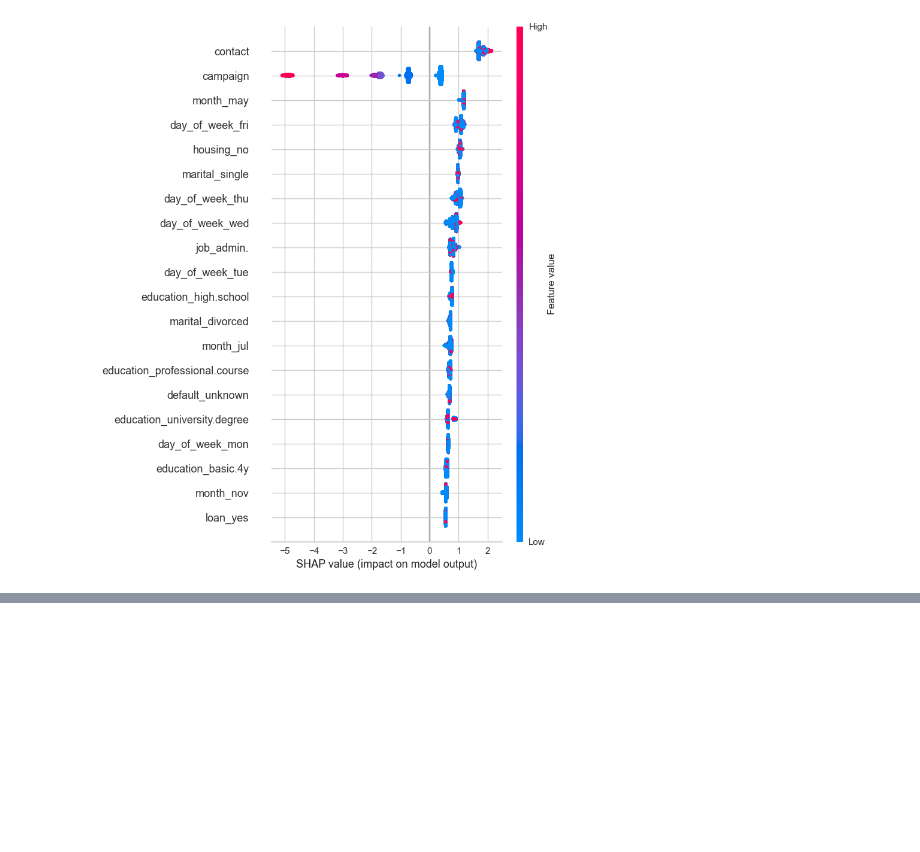
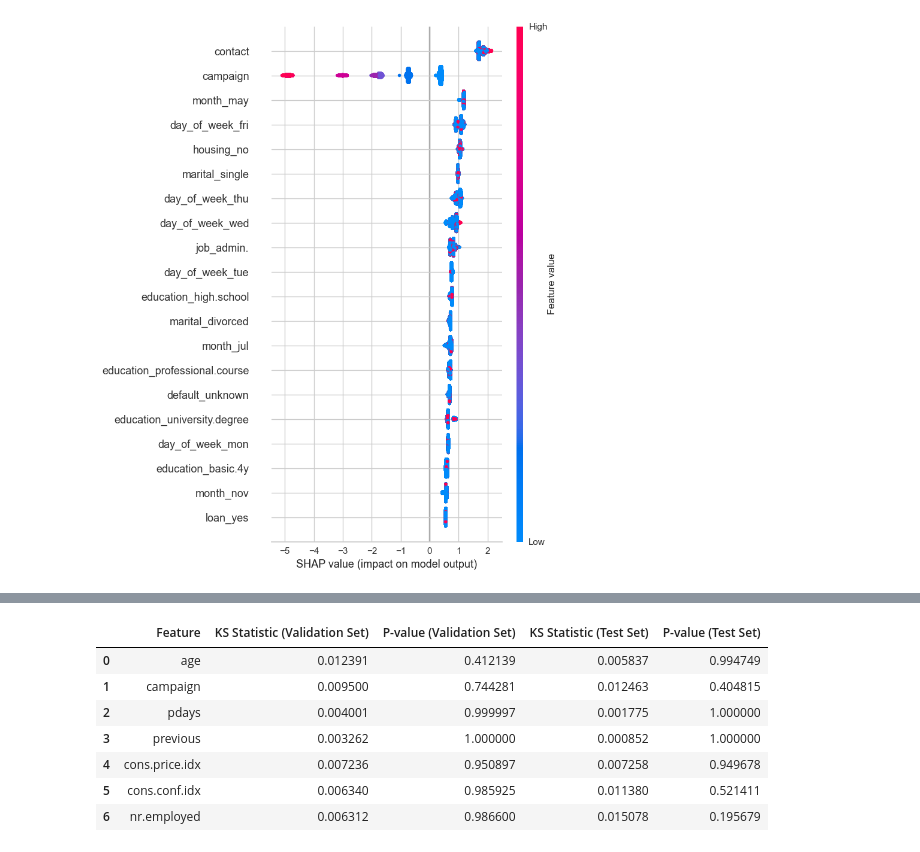
Before and after one commit to McGill-MMA-EnterpriseAnalytics/fourchetteurs, a Jupyter notebook: Classification models/Best model.ipynb, the cells around one changed output, grey strips where cells are left out. Saved outputs shown, nothing was run; the diff lists cells and outputs as text; code cells hidden in the pictures; blank space fills up the shorter version.

```diff
--- a/Classification models/Classification.ipynb
+++ b/Classification models/Best model.ipynb
@@ -1201,0 +1239,13 @@ shap.summary_plot(shap_values, X, feature_names=X.columns)
+# %%
+# Detect drift between training and validation/test sets
+drift_results_val = detect_drift(df_train, df_val, numeric_cols)
+drift_results_test = detect_drift(df_train, pd.DataFrame(X_test, columns=df.columns[:-1]), numeric_cols)
+# %%
+# Display drift detection results
+print("Drift detection results for validation set:")
+for feature, result in drift_results_val.items():
+    print(f"Feature: {feature}, KS Statistic: {result['KS Statistic']}, P-value: {result['P-value']}")
+
+print("\nDrift detection results for test set:")
+for feature, result in drift_results_test.items():
+    print(f"Feature: {feature}, KS Statistic: {result['KS Statistic']}, P-value: {result['P-value']}")
@@ -1201,0 +1270,37 @@ shap.summary_plot(shap_values, X, feature_names=X.columns)
+# %%
+import pandas as pd
+
+# Define the drift detection results
+drift_detection_results = {
+    'Feature': [],
+    'KS Statistic (Validation Set)': [],
+    'P-value (Validation Set)': [],
+    'KS Statistic (Test Set)': [],
+    'P-value (Test Set)': []
+}
+
+# Update drift_detection_results with validation set results
+for feature, result in drift_results_val.items():
+    drift_detection_results['Feature'].append(feature)
+    drift_detection_results['KS Statistic (Validation Set)'].append(result['KS Statistic'])
+    drift_detection_results['P-value (Validation Set)'].append(result['P-value'])
+
+# Update drift_detection_results with test set results
+for feature, result in drift_results_test.items():
+    index = drift_detection_results['Feature'].index(feature)
+    drift_detection_results['KS Statistic (Test Set)'].insert(index, result['KS Statistic'])
+    drift_detection_results['P-value (Test Set)'].insert(index, result['P-value'])
+
+# Create DataFrame
+df_drift_detection_results = pd.DataFrame(drift_detection_results)
+
+df_drift_detection_results
+# %% [output]
+|  | Feature | KS Statistic (Validation Set) | P-value (Validation Set) | KS Statistic (Test Set) | P-value (Test Set) |
+| 0 | age | 0.012391 | 0.412139 | 0.005837 | 0.994749 |
+| 1 | campaign | 0.009500 | 0.744281 | 0.012463 | 0.404815 |
+| 2 | pdays | 0.004001 | 0.999997 | 0.001775 | 1.000000 |
+| 3 | previous | 0.003262 | 1.000000 | 0.000852 | 1.000000 |
+| 4 | cons.price.idx | 0.007236 | 0.950897 | 0.007258 | 0.949678 |
+| 5 | cons.conf.idx | 0.006340 | 0.985925 | 0.011380 | 0.521411 |
+| 6 | nr.employed | 0.006312 | 0.986600 | 0.015078 | 0.195679 |
```
Also changed, not shown: parts of 6 cells of this notebook, 1 other file.
